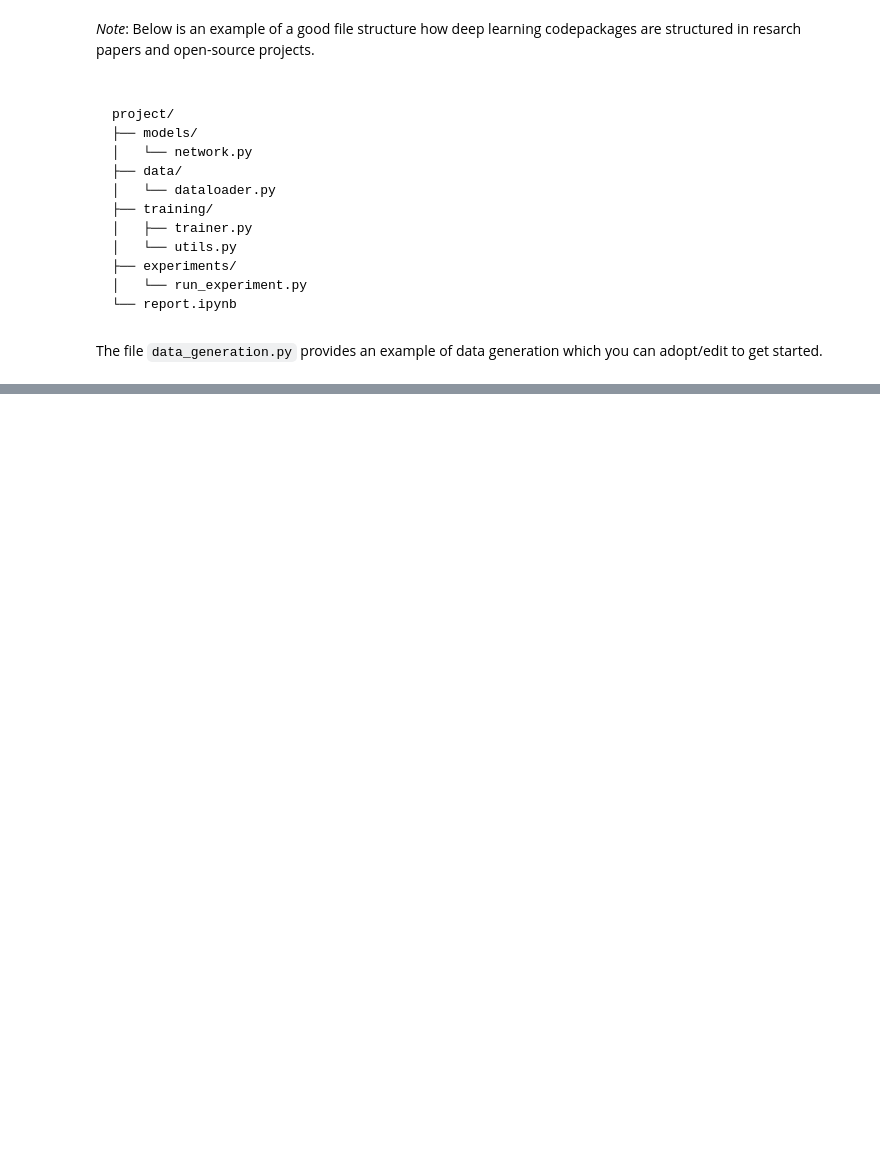
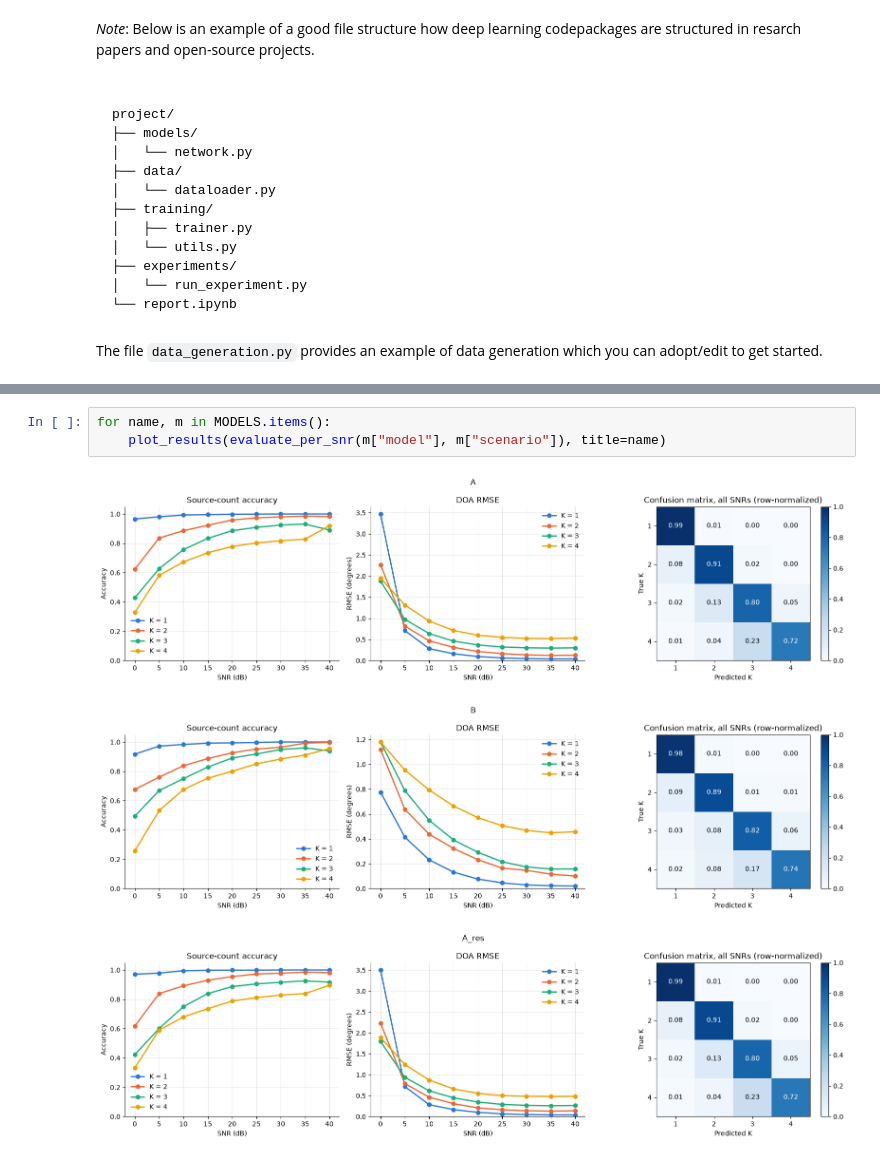
Before and after one commit to kylenamt/DOA_estimation, a Jupyter notebook: HW5.ipynb, the cells around one changed output, grey strips where cells are left out. Saved outputs shown, nothing was run; the diff lists cells and outputs as text; blank space fills up the shorter version.

```diff
--- a/HW5.ipynb
+++ b/HW5.ipynb
@@ -192,0 +105,7 @@ SNR = 5 dB
+# %%
+for name, m in MODELS.items():
+    plot_results(evaluate_per_snr(m["model"], m["scenario"]), title=name)
+# %% [output]
+[figure, added]
+[figure, added]
+[figure, added]
```
Also changed, not shown: parts of 12 cells of this notebook, 15 other files.
